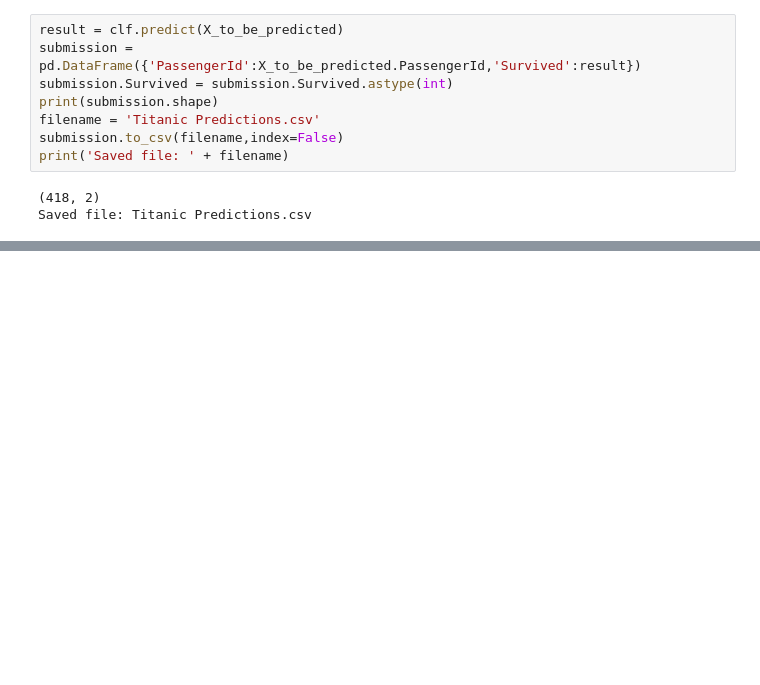
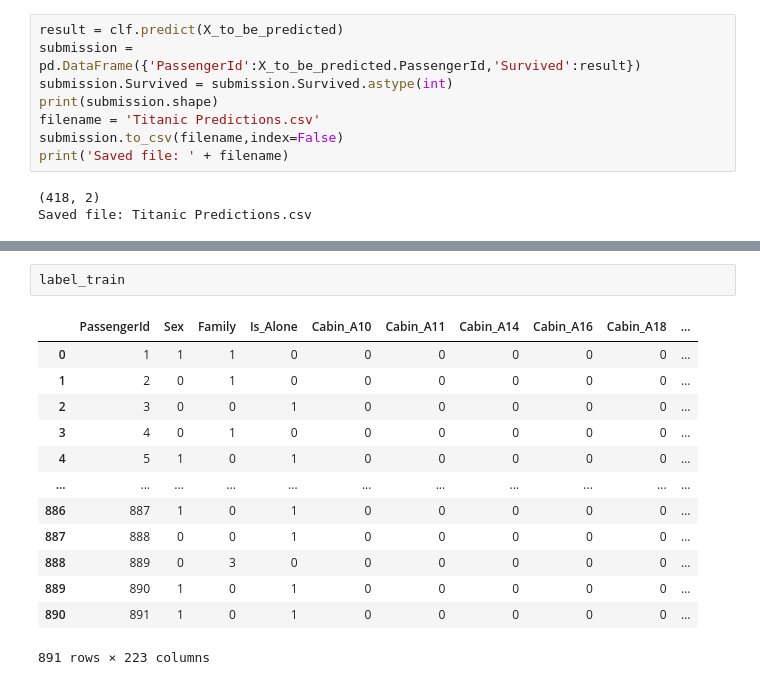
Before and after one commit to Gloriel/Kaggle, a Jupyter notebook: Titanic/Titanic_base-Copy1.ipynb, the cells around one changed output, grey strips where cells are left out. Saved outputs shown, nothing was run; the diff lists cells and outputs as text; blank space fills up the shorter version.

```diff
--- a/Titanic/Titanic_base-Copy1.ipynb
+++ b/Titanic/Titanic_base-Copy1.ipynb
@@ -338,0 +374,16 @@ Saved file: Titanic Predictions.csv
+# %%
+label_train
+# %% [output]
+|  | PassengerId | Sex | Family | Is_Alone | Cabin_A10 | Cabin_A11 | Cabin_A14 | Cabin_A16 | Cabin_A18 | ... |
+| 0 | 1 | 1 | 1 | 0 | 0 | 0 | 0 | 0 | 0 | ... |
+| 1 | 2 | 0 | 1 | 0 | 0 | 0 | 0 | 0 | 0 | ... |
+| 2 | 3 | 0 | 0 | 1 | 0 | 0 | 0 | 0 | 0 | ... |
+| 3 | 4 | 0 | 1 | 0 | 0 | 0 | 0 | 0 | 0 | ... |
+| 4 | 5 | 1 | 0 | 1 | 0 | 0 | 0 | 0 | 0 | ... |
+| ... | ... | ... | ... | ... | ... | ... | ... | ... | ... | ... |
+| 886 | 887 | 1 | 0 | 1 | 0 | 0 | 0 | 0 | 0 | ... |
+| 887 | 888 | 0 | 0 | 1 | 0 | 0 | 0 | 0 | 0 | ... |
+| 888 | 889 | 0 | 3 | 0 | 0 | 0 | 0 | 0 | 0 | ... |
+| 889 | 890 | 1 | 0 | 1 | 0 | 0 | 0 | 0 | 0 | ... |
+| 890 | 891 | 1 | 0 | 1 | 0 | 0 | 0 | 0 | 0 | ... |
+891 rows × 223 columns
```
Also changed, not shown: parts of 5 cells of this notebook.
